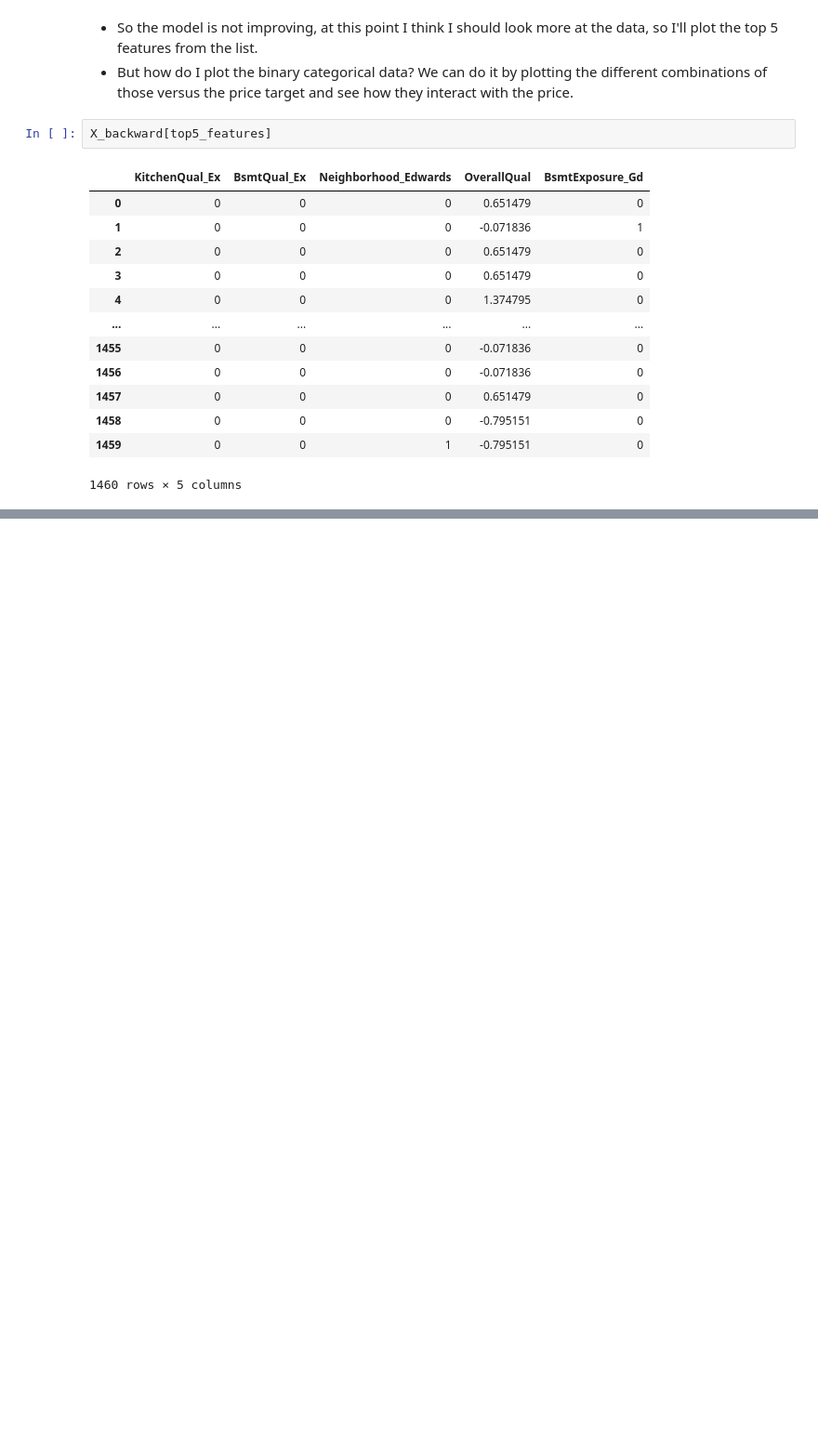
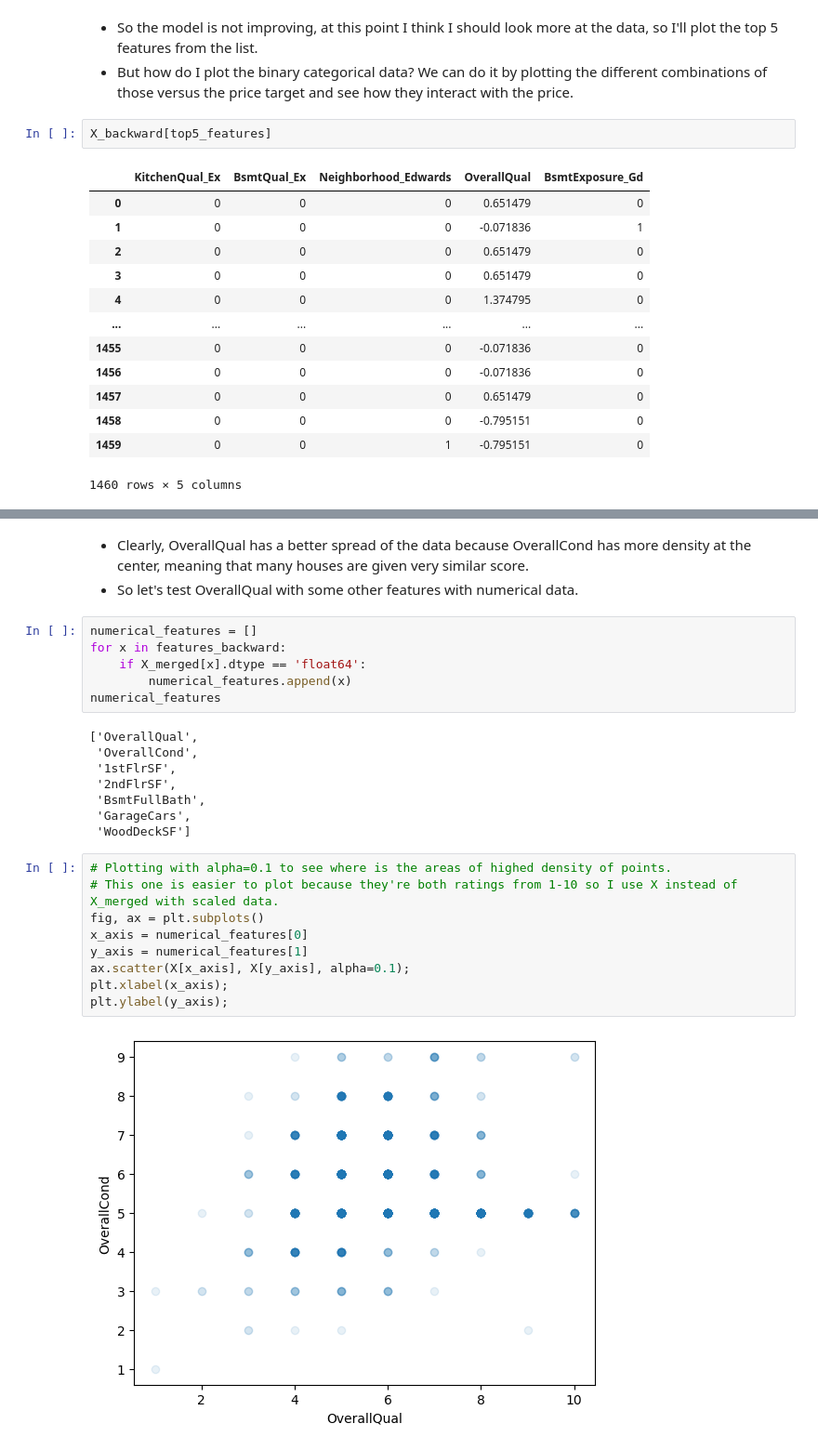
Before and after one commit to sebastiantare/housepriceskaggle, a Jupyter notebook: HousePrices.ipynb, the cells around one changed output, grey strips where cells are left out. Shown at 93% size. Cells and saved outputs as stored; diff of their text form; blank space fills up the shorter version.

```diff
--- a/HousePrices.ipynb
+++ b/HousePrices.ipynb
@@ -1352,0 +1352,28 @@ ax.scatter(X2data, y);
+# %% [markdown]
+- Clearly, OverallQual has a better spread of the data because OverallCond has more density at the center, meaning that many houses are given very similar score.
+- So let's test OverallQual with some other features with numerical data.
+# %%
+numerical_features = []
+for x in features_backward:
+    if X_merged[x].dtype == 'float64':
+        numerical_features.append(x)
+numerical_features
+# %% [output]
+['OverallQual',
+ 'OverallCond',
+ '1stFlrSF',
+ '2ndFlrSF',
+ 'BsmtFullBath',
+ 'GarageCars',
+ 'WoodDeckSF']
+# %%
+# Plotting with alpha=0.1 to see where is the areas of highed density of points.
+# This one is easier to plot because they're both ratings from 1-10 so I use X instead of X_merged with scaled data.
+fig, ax = plt.subplots()
+x_axis = numerical_features[0]
+y_axis = numerical_features[1]
+ax.scatter(X[x_axis], X[y_axis], alpha=0.1);
+plt.xlabel(x_axis);
+plt.ylabel(y_axis);
+# %% [output]
+[figure, added]
```
Also changed, not shown: parts of 33 cells of this notebook.
